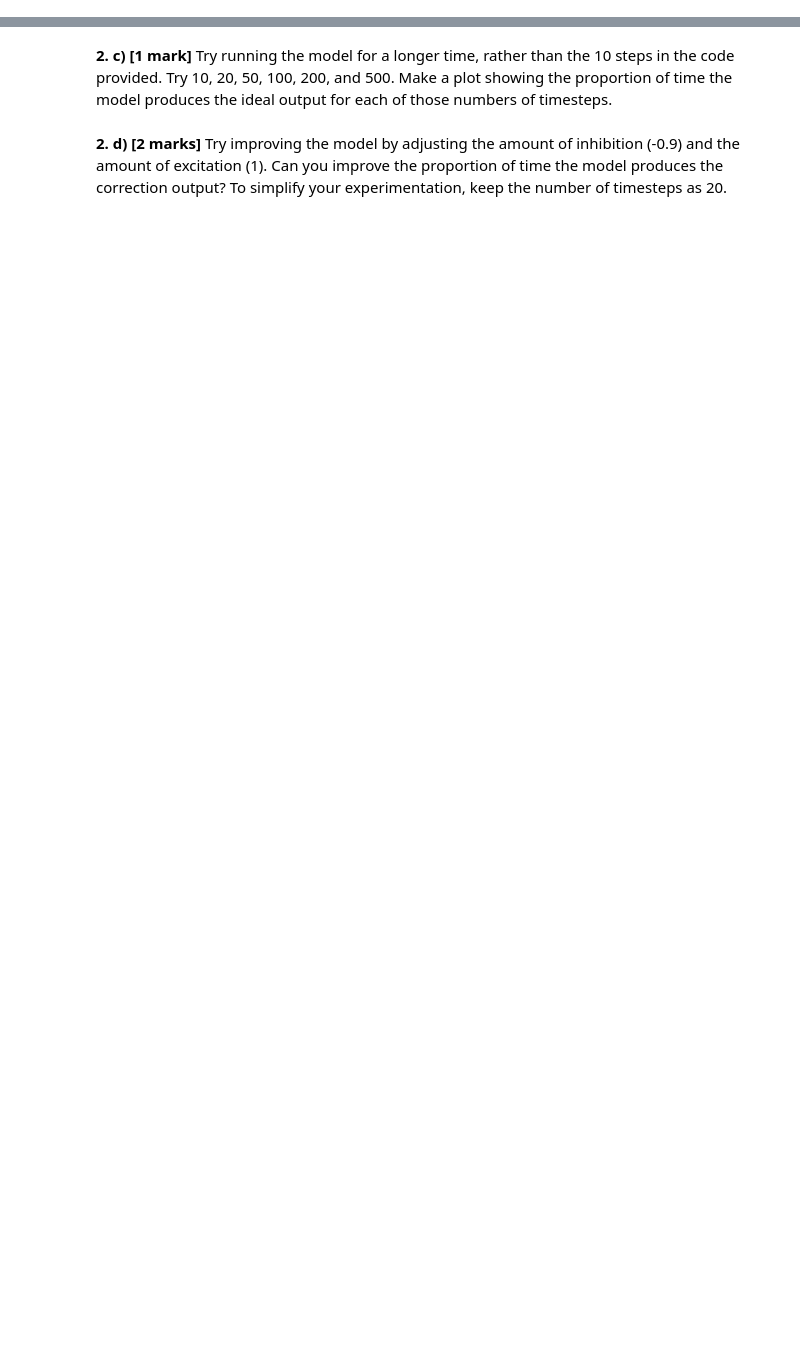
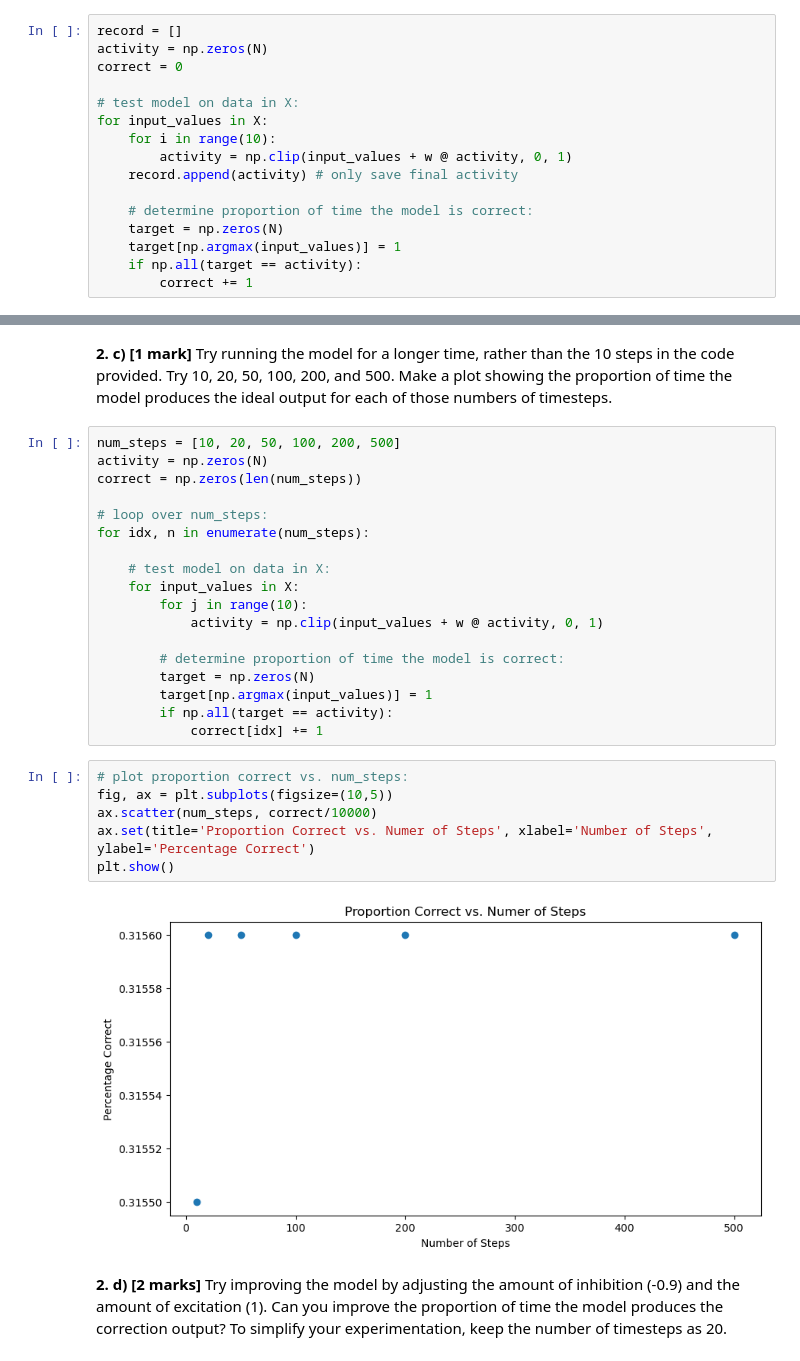
Before and after one commit to kateharvey/SYDE552, a Jupyter notebook: Assignments/20829173-syde552-assignment4.ipynb, the cells around one changed output, grey strips where cells are left out. Saved outputs shown, nothing was run; the diff lists cells and outputs as text; blank space fills up the shorter version.

```diff
--- a/Assignments/20829173-syde552-assignment4.ipynb
+++ b/Assignments/20829173-syde552-assignment4.ipynb
@@ -397,0 +427,16 @@ What proportion of the time does the model produce the correct output?
+# %%
+record = []
+activity = np.zeros(N)
+correct = 0
+
+# test model on data in X:
+for input_values in X:
+    for i in range(10):
+        activity = np.clip(input_values + w @ activity, 0, 1)
+    record.append(activity) # only save final activity
+
+    # determine proportion of time the model is correct:
+    target = np.zeros(N)
+    target[np.argmax(input_values)] = 1
+    if np.all(target == activity):
+        correct += 1
@@ -398,4 +447,30 @@ What proportion of the time does the model produce the correct output?
 # %% [markdown]
 **2. c) [1 mark]**  Try running the model for a longer time, rather than the 10 steps in the code provided.  Try 10, 20, 50, 100, 200, and 500.  Make a plot showing the proportion of time the model produces the ideal output for each of those numbers of timesteps.
+# %%
+num_steps = [10, 20, 50, 100, 200, 500]
+activity = np.zeros(N)
+correct = np.zeros(len(num_steps))
+
+# loop over num_steps:
+for idx, n in enumerate(num_steps):
+
+    # test model on data in X:
+    for input_values in X:
+        for j in range(10):
+            activity = np.clip(input_values + w @ activity, 0, 1)
+
+        # determine proportion of time the model is correct:
+        target = np.zeros(N)
+        target[np.argmax(input_values)] = 1
+        if np.all(target == activity):
+            correct[idx] += 1
+# %%
+# plot proportion correct vs. num_steps:
+fig, ax = plt.subplots(figsize=(10,5))
+ax.scatter(num_steps, correct/10000)
+ax.set(title='Proportion Correct vs. Numer of Steps', xlabel='Number of Steps', ylabel='Percentage Correct')
+plt.show()
+# %% [output]
+[figure, added]
 # %% [markdown]
 **2. d) [2 marks]**  Try improving the model by adjusting the amount of inhibition (-0.9) and the amount of excitation (1).  Can you improve the proportion of time the model produces the correction output?  To simplify your experimentation, keep the number of timesteps as 20.
```
Also changed, not shown: parts of 10 cells of this notebook.
